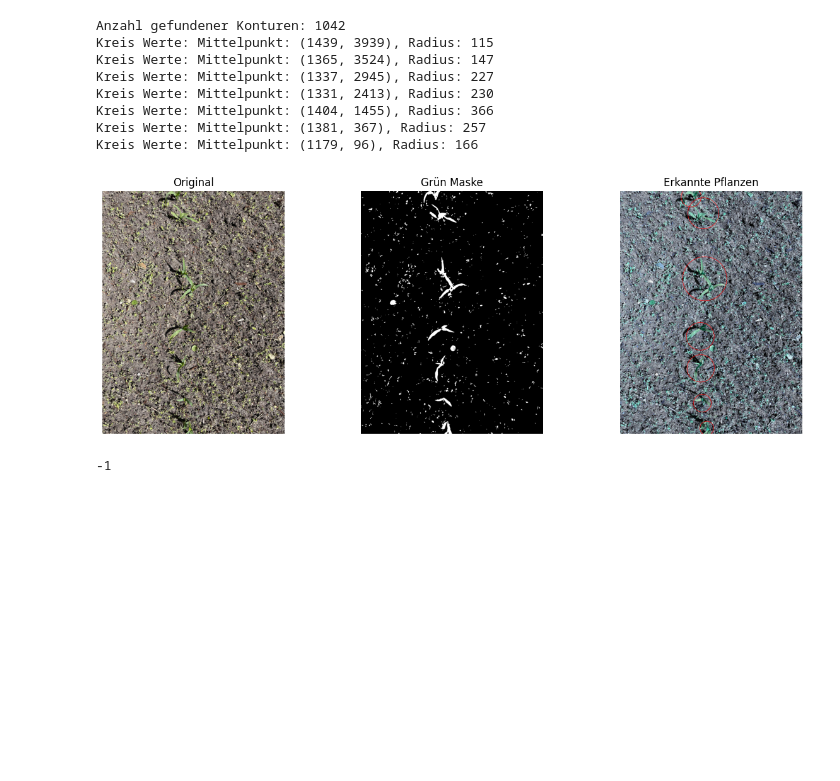
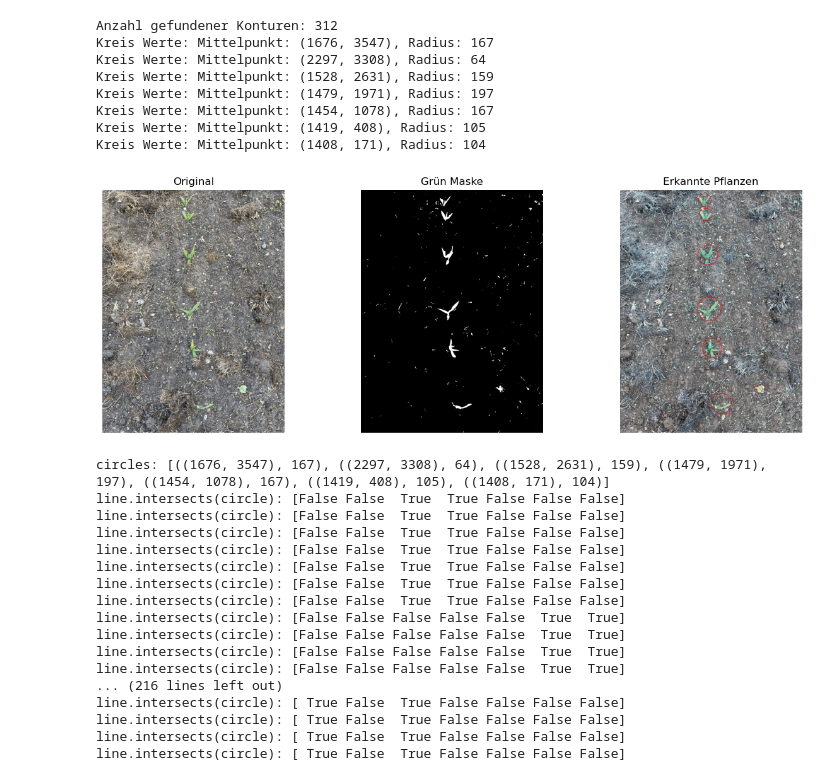
Before and after one commit to a-denzel/me-unkraut, a Jupyter notebook: initial_plant_recognition.ipynb, the cells around one changed output. Saved outputs shown, nothing was run; the diff lists cells and outputs as text; code cells hidden in the pictures; blank space fills up the shorter version.

Commit message:
wip: detect cirle and line intersections

```diff
--- a/initial_plant_recognition.ipynb
+++ b/initial_plant_recognition.ipynb
@@ -83,7 +85,7 @@ def detect_plant_rows_with_rectangles(image_path):
 # Kreise (oder ggf. Ellipsen) finden, die von Linie getroffen werden -> Bereiche müssen blockiert werden
 # alle anderen müssen kaputt gemacht werden
 
-img_path = '2_dataset/images/corn/IMG_4044.png'
+img_path = '2_dataset/images/corn/IMG_4067.png'
 
 # Parameter Hough-Transformation
 minLineLength = 100
@@ -97,6 +99,14 @@ lineArea = 300
 
 # Grüne Konturen finden und Mittelpunkte bestimmen
 circles = detect_plant_rows_with_rectangles(img_path)
+print(f"circles: {circles}")
+
+detectIntersectionCircles = [Point(center).buffer(radius).boundary for center, radius in circles]
+
+# print(f"detectIntersectionCircles: {detectIntersectionCircles}")
+
+
+
 
 imgOutput = cv2.imread(img_path)
 height, width = imgOutput.shape[:2]
@@ -113,41 +123,89 @@ for circle in circles:
 
 # Hough-Linien-Transformation anwenden
 linien = cv2.HoughLinesP(imgHoughTransformation, rho=1, theta=np.pi/180, threshold=threshholdHoughLines, minLineLength=minLineLength, maxLineGap=maxLineGap)
+
+
+def convert_quads_to_tuples(linien):
+    if linien is not None:
+
+        result = []
+        flatLinien = [x for xs in linien for x in xs]
+
+        for quad in flatLinien:
+
+            startCoords = tuple(quad[:2])
+            endCoords = tuple(quad[2:])
+            result.append((startCoords, endCoords))
+    return result
+
+
+
+
+lines = [LineString(ends) for ends in convert_quads_to_tuples(linien)]
+c = [Point(c).buffer(r).boundary for c, r in circles]
+
+
+
+for i, (line, circle) in enumerate(product(lines, c)):
+    print(f"line.intersects(circle): {line.intersects(circle)}")
+
+
+
+
+
+
+
 
 # Linien visualisieren
 if linien is not None:
     for linie in linien:
         x1, y1, x2, y2 = linie[0]
         dx = x2 - x1
         dy = y2 - y1
         theta = np.arctan2(dy, dx)  # Winkel der Linie in Bogenmaß
 
         angle_deg = abs(np.degrees(theta))  # nur positiver Winkel
 
         # Normiere auf Bereich [0°, 180°]
         if angle_deg > 180:
             angle_deg -= 180
 
         # Nur annähernd senkrecht
         if minAngle <= angle_deg <= maxAngle:
             x_mean = (x1 + x2) / 2
 
             # Nur Linien nahe der Bildmitte
             if abs(x_mean - x_center) <= lineArea:
                 cv2.line(imgOutput, (x1, y1), (x2, y2), (0, 0, 255), 10)
 
 # Bild kleiner skalieren
 imgOutput = cv2.resize(imgOutput, None, fx = 0.15, fy = 0.15)
 cv2.imshow('Linien', imgOutput)
 cv2.waitKey(0)
 # %% [output]
-Anzahl gefundener Konturen: 1042
-Kreis Werte: Mittelpunkt: (1439, 3939), Radius: 115
-Kreis Werte: Mittelpunkt: (1365, 3524), Radius: 147
-Kreis Werte: Mittelpunkt: (1337, 2945), Radius: 227
-Kreis Werte: Mittelpunkt: (1331, 2413), Radius: 230
-Kreis Werte: Mittelpunkt: (1404, 1455), Radius: 366
-Kreis Werte: Mittelpunkt: (1381, 367), Radius: 257
-Kreis Werte: Mittelpunkt: (1179, 96), Radius: 166
+Anzahl gefundener Konturen: 312
+Kreis Werte: Mittelpunkt: (1676, 3547), Radius: 167
+Kreis Werte: Mittelpunkt: (2297, 3308), Radius: 64
+Kreis Werte: Mittelpunkt: (1528, 2631), Radius: 159
+Kreis Werte: Mittelpunkt: (1479, 1971), Radius: 197
+Kreis Werte: Mittelpunkt: (1454, 1078), Radius: 167
+Kreis Werte: Mittelpunkt: (1419, 408), Radius: 105
+Kreis Werte: Mittelpunkt: (1408, 171), Radius: 104
-[figure, old version]
+[figure, new version]
--1
+circles: [((1676, 3547), 167), ((2297, 3308), 64), ((1528, 2631), 159), ((1479, 1971), 197), ((1454, 1078), 167), ((1419, 408), 105), ((1408, 171), 104)]
+line.intersects(circle): [False False  True  True False False False]
+line.intersects(circle): [False False  True  True False False False]
+line.intersects(circle): [False False  True  True False False False]
+line.intersects(circle): [False False  True  True False False False]
+line.intersects(circle): [False False  True  True False False False]
+line.intersects(circle): [False False  True  True False False False]
+line.intersects(circle): [False False  True  True False False False]
+line.intersects(circle): [False False False False False  True  True]
+line.intersects(circle): [False False False False False  True  True]
+line.intersects(circle): [False False False False False  True  True]
+line.intersects(circle): [False False False False False  True  True]
+... (216 lines left out)
+line.intersects(circle): [ True False  True False False False False]
+line.intersects(circle): [ True False  True False False False False]
+line.intersects(circle): [ True False  True False False False False]
+line.intersects(circle): [ True False  True False False False False]
```
Also changed, not shown: parts of 2 cells of this notebook.
